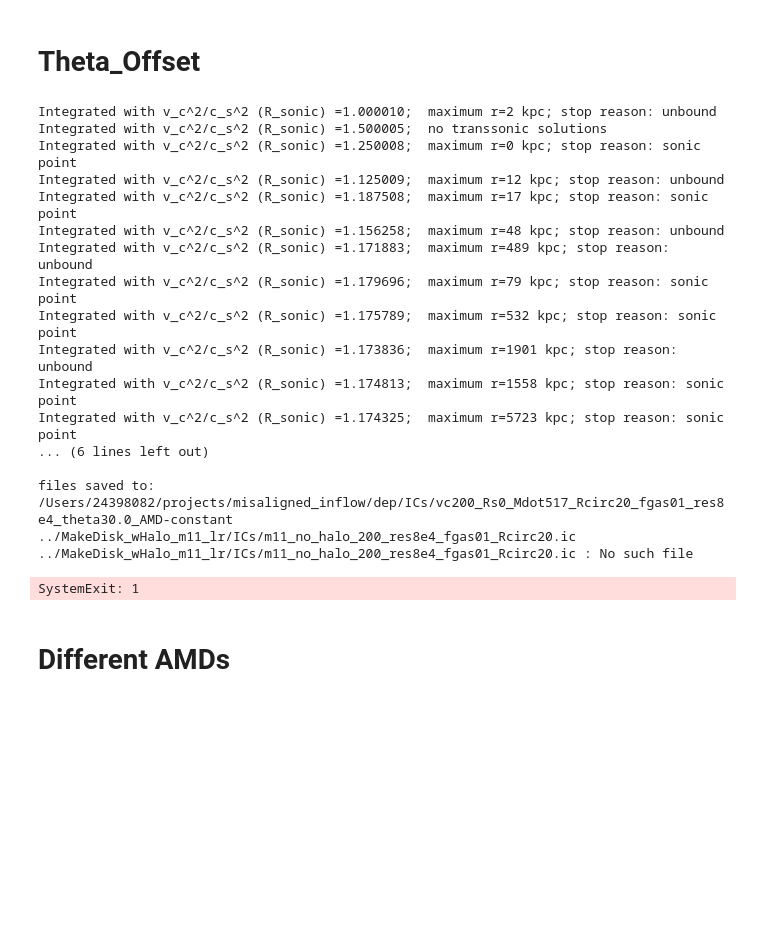
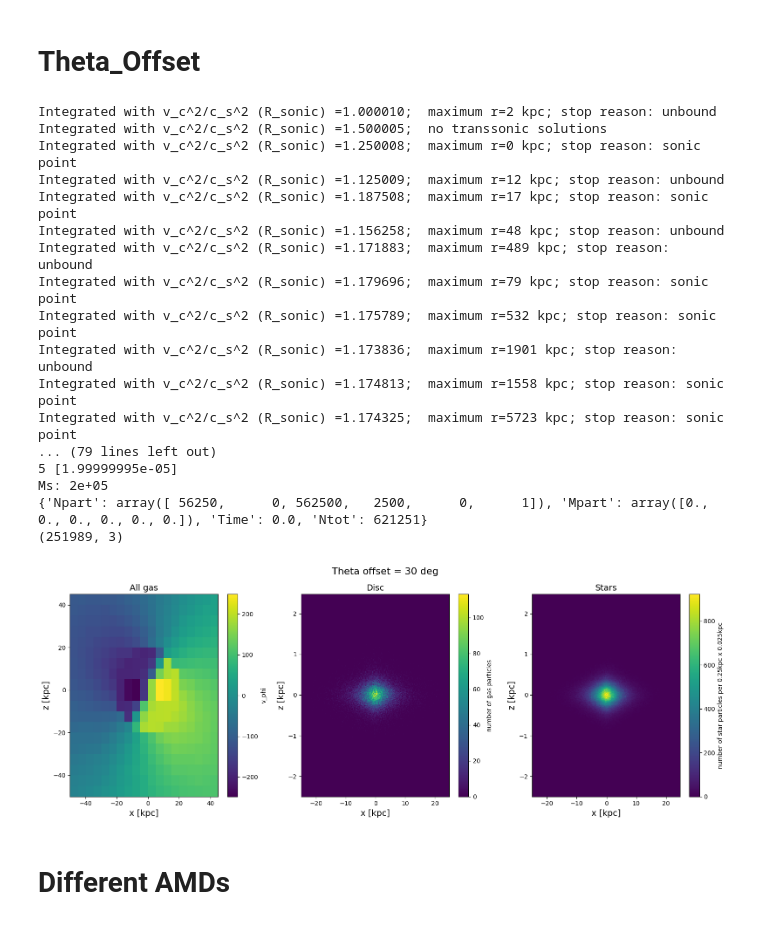
Before and after one commit to spectram/cooling_flow, a Jupyter notebook: ipynb/create_ICs_misaligned.ipynb, the cells around one changed output. Drawn from its saved outputs; the diff is of its cells as text; code cells hidden in the pictures; blank space fills up the shorter version.

Commit message:
added plot to show vphi and AMD

```diff
--- a/ipynb/create_ICs_misaligned.ipynb
+++ b/ipynb/create_ICs_misaligned.ipynb
@@ -102,7 +102,7 @@ def plot_snapshots(instance, theta_offset=0, outputfile='init_verification'):
 # Theta_Offset
 # %%
 theta_offset=30
-AMD='constant'
+AMD='r_half'
 fiducial = ics.ICs(vc=200*un.km/un.s, #table 4 in Fraternali+11, at Rcirc
                    Rcirc=20*un.kpc, #R25 in Fraternali+18, max radius where HI is fit in non-tail side
                    Rsonic=0.05*un.kpc, #Mdot = 2  Msun/yr = SFR/2 where SFR=3.8 is from Popescu et al. (2004)
@@ -111,39 +111,39 @@ fiducial = ics.ICs(vc=200*un.km/un.s, #table 4 in Fraternali+11, at Rcirc
                    fgas=0.1,
                    theta_offset=np.radians(theta_offset),
                    AMD=AMD
                   )
 
 fiducial.calc_CF_solution(pr=True)
 ind = (fiducial.CF_solution.Rs()>20*un.kpc).nonzero()[0][0]
 log_nH = log(fiducial.CF_solution.nHs()[ind].value)
 print('\nlog nH(20 kpc)=%.2f, Mdot=%.3f'%(log_nH,fiducial.CF_solution.Mdot.value),'\n')
 
 outdir=fiducial.create_output_files()
 
 outputfile=fiducial.outdirname()+'/init_verification_'+AMD
 plot_snapshots(instance=fiducial, theta_offset=theta_offset, outputfile=outputfile)
 
 with h5py.File(fiducial.outdirname()+'/init_snapshot.hdf5') as f:
     print(f['PartType0/Coordinates'].shape)
 # %% [output]
 Integrated with v_c^2/c_s^2 (R_sonic) =1.000010;  maximum r=2 kpc; stop reason: unbound
 Integrated with v_c^2/c_s^2 (R_sonic) =1.500005;  no transsonic solutions
 Integrated with v_c^2/c_s^2 (R_sonic) =1.250008;  maximum r=0 kpc; stop reason: sonic point
 Integrated with v_c^2/c_s^2 (R_sonic) =1.125009;  maximum r=12 kpc; stop reason: unbound
 Integrated with v_c^2/c_s^2 (R_sonic) =1.187508;  maximum r=17 kpc; stop reason: sonic point
 Integrated with v_c^2/c_s^2 (R_sonic) =1.156258;  maximum r=48 kpc; stop reason: unbound
 Integrated with v_c^2/c_s^2 (R_sonic) =1.171883;  maximum r=489 kpc; stop reason: unbound
 Integrated with v_c^2/c_s^2 (R_sonic) =1.179696;  maximum r=79 kpc; stop reason: sonic point
 Integrated with v_c^2/c_s^2 (R_sonic) =1.175789;  maximum r=532 kpc; stop reason: sonic point
 Integrated with v_c^2/c_s^2 (R_sonic) =1.173836;  maximum r=1901 kpc; stop reason: unbound
 Integrated with v_c^2/c_s^2 (R_sonic) =1.174813;  maximum r=1558 kpc; stop reason: sonic point
 Integrated with v_c^2/c_s^2 (R_sonic) =1.174325;  maximum r=5723 kpc; stop reason: sonic point
-... (6 lines left out)
-
-files saved to: /Users/24398082/projects/misaligned_inflow/dep/ICs/vc200_Rs0_Mdot517_Rcirc20_fgas01_res8e4_theta30.0_AMD-constant
-../MakeDisk_wHalo_m11_lr/ICs/m11_no_halo_200_res8e4_fgas01_Rcirc20.ic
-../MakeDisk_wHalo_m11_lr/ICs/m11_no_halo_200_res8e4_fgas01_Rcirc20.ic : No such file
+... (79 lines left out)
+5 [1.99999995e-05]
+Ms: 2e+05
+{'Npart': array([ 56250,      0, 562500,   2500,      0,      1]), 'Mpart': array([0., 0., 0., 0., 0., 0.]), 'Time': 0.0, 'Ntot': 621251}
+(251989, 3)
-SystemExit: 1
+[figure, added]
 # %% [markdown]
 # Different AMDs
 # %%
```
